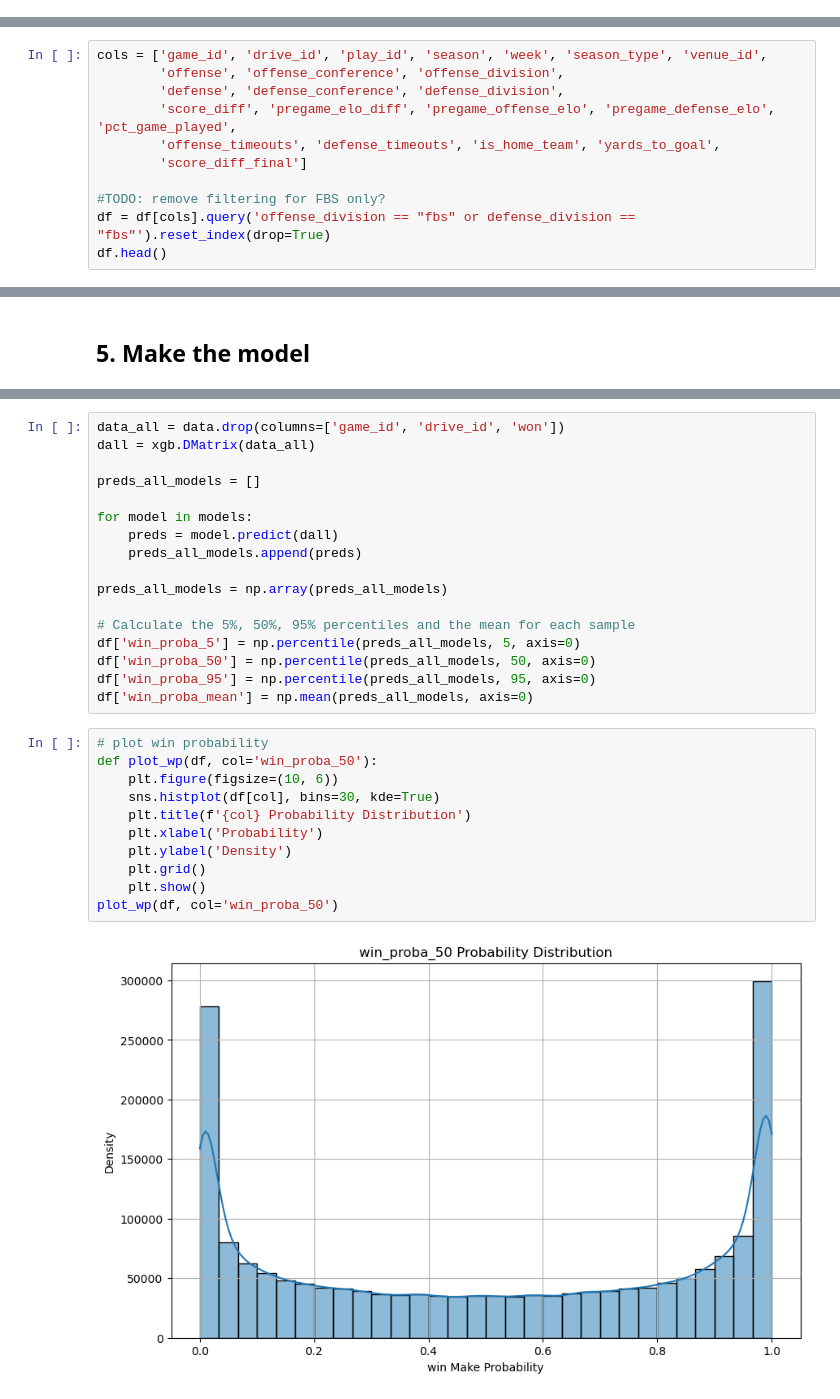
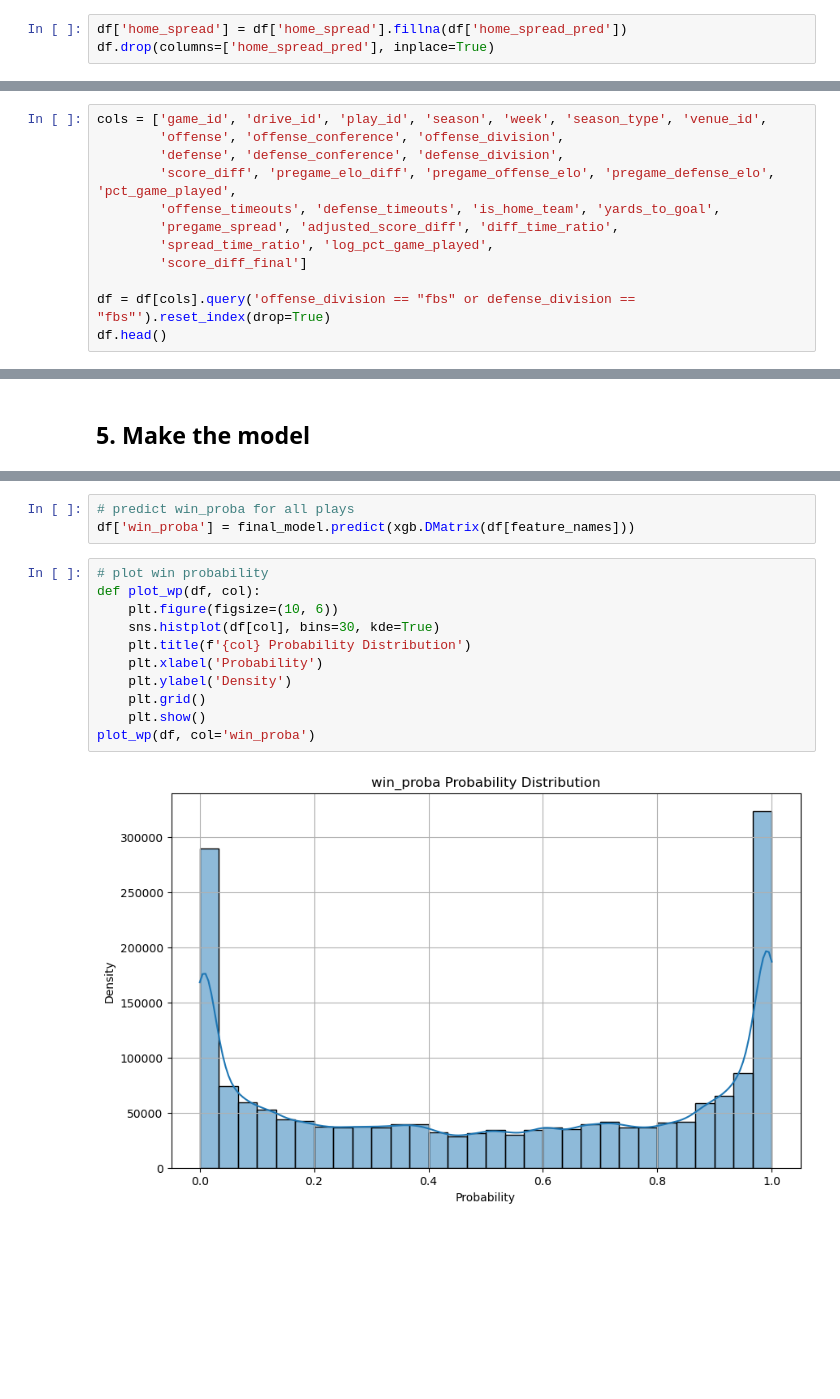
Before and after one commit to lneuendorf/4th-down-models, a Jupyter notebook: notebooks/win_probability.ipynb, the cells around one changed output, grey strips where cells are left out. Cells and saved outputs as stored; diff of their text form; blank space fills up the shorter version.

```diff
--- a/notebooks/win_probability.ipynb
+++ b/notebooks/win_probability.ipynb
@@ -244,0 +428,3 @@ dtype: int64
+# %%
+df['home_spread'] = df['home_spread'].fillna(df['home_spread_pred'])
+df.drop(columns=['home_spread_pred'], inplace=True)
@@ -289,9 +572,10 @@ cols = ['game_id', 'drive_id', 'play_id', 'season', 'week', 'season_type', 'venu
         'defense', 'defense_conference', 'defense_division',
         'score_diff', 'pregame_elo_diff', 'pregame_offense_elo', 'pregame_defense_elo', 'pct_game_played',
         'offense_timeouts', 'defense_timeouts', 'is_home_team', 'yards_to_goal',
+        'pregame_spread', 'adjusted_score_diff', 'diff_time_ratio',
+        'spread_time_ratio', 'log_pct_game_played',
         'score_diff_final']
 
-#TODO: remove filtering for FBS only?
 df = df[cols].query('offense_division == "fbs" or defense_division == "fbs"').reset_index(drop=True)
 df.head()
 # %% [output]
@@ -577,33 +893,19 @@ Average Test Log Loss over 100 models: 0.35783
-# %%
-data_all = data.drop(columns=['game_id', 'drive_id', 'won'])
-dall = xgb.DMatrix(data_all)
-
-preds_all_models = []
-
-for model in models:
-    preds = model.predict(dall)
-    preds_all_models.append(preds)
-
-preds_all_models = np.array(preds_all_models)
-
-# Calculate the 5%, 50%, 95% percentiles and the mean for each sample
-df['win_proba_5'] = np.percentile(preds_all_models, 5, axis=0)
-df['win_proba_50'] = np.percentile(preds_all_models, 50, axis=0)
-df['win_proba_95'] = np.percentile(preds_all_models, 95, axis=0)
-df['win_proba_mean'] = np.mean(preds_all_models, axis=0)
+# %%
+# predict win_proba for all plays
+df['win_proba'] = final_model.predict(xgb.DMatrix(df[feature_names]))
 # %%
 # plot win probability
-def plot_wp(df, col='win_proba_50'):
+def plot_wp(df, col):
     plt.figure(figsize=(10, 6))
     sns.histplot(df[col], bins=30, kde=True)
     plt.title(f'{col} Probability Distribution')
     plt.xlabel('Probability')
     plt.ylabel('Density')
     plt.grid()
     plt.show()
-plot_wp(df, col='win_proba_50')
+plot_wp(df, col='win_proba')
 # %% [output]
-[figure, old version]
+[figure, new version]
 # %%
 calibration = pd.DataFrame()
 def plot_calibration(df, proba_col, actual_col, bins=100, scale=0.2):
```
Also changed, not shown: parts of 42 cells of this notebook, 6 other files.
